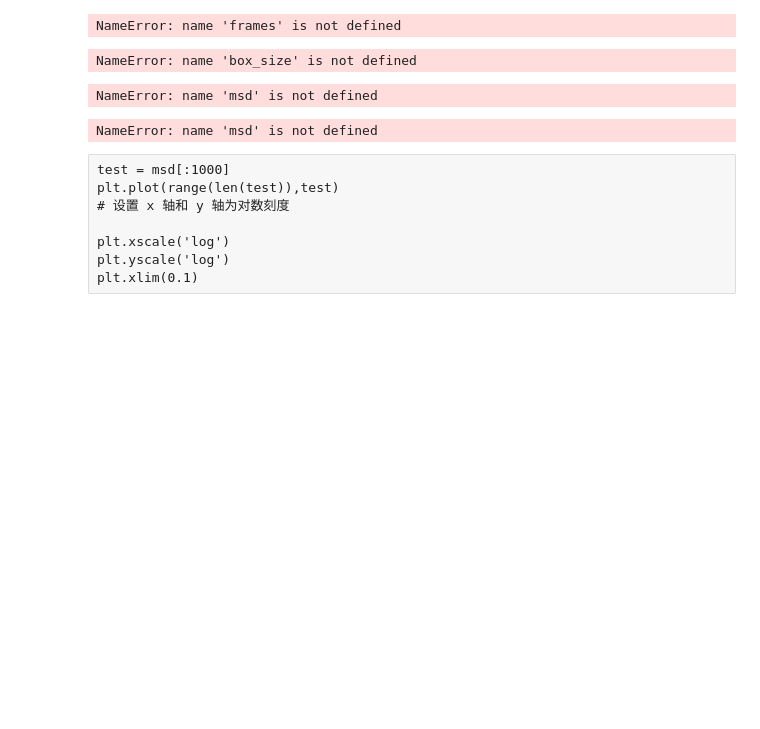
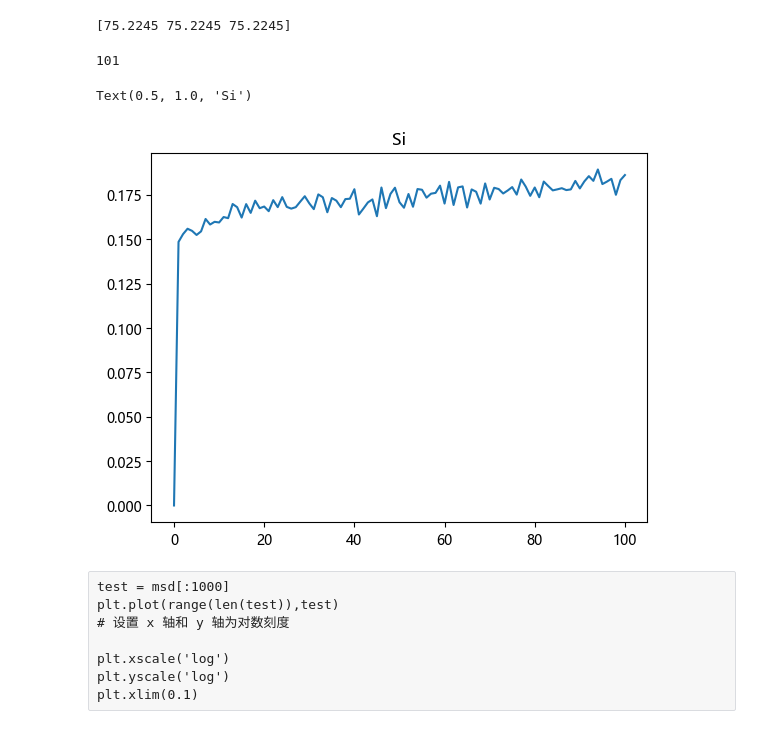
Before and after one commit to Yajiao-Zhang/WorkCode, a Jupyter notebook: 4_cry_ana_code/扩散系数_LAS文章数据.ipynb, the cells around one changed output. Cells and saved outputs as stored; diff of their text form; code cells hidden in the pictures; blank space fills up the shorter version.

```diff
--- a/4_cry_ana_code/扩散系数_LAS文章数据.ipynb
+++ b/4_cry_ana_code/扩散系数_LAS文章数据.ipynb
@@ -7,7 +7,7 @@ plt.rcParams['font.family'] = 'sans-serif'
 plt.rcParams['font.sans-serif'] = ['Microsoft YaHei']  # 或者 'SimHei'
 plt.rcParams['axes.unicode_minus'] = False  # 正常显示负号
 # %%
-file_path = r"D:\MD_file\Corning\laso4\MSD\48thick\10msd_out_out.xyz"
+file_path = r"D:\MD_file\date\0221-ptr-msd\10k-out_msd_out.xyz"
 # %%
 def read_xyz_frames(file_path):
     frames = []
@@ -62,8 +64,10 @@ FileNotFoundError: [Errno 2] No such file or directory: 'D:\\MD_file\\Corning\\l
 # %%
 box_size = np.array([max_x, max_y, max_z])  # 根据您的模拟设置
 print(box_size)
+# %% [output]
+[75.2245 75.2245 75.2245]
 # %%
-ana_element = ['Al']
+ana_element = ['Si']
 # %%
 # 筛选元素
 position_list = []
@@ -75,8 +79,6 @@ for i_frams in range(len(frames)):
             temp_list.append([j_atom['x'],j_atom['y'],j_atom['z']])
     position_list.append(temp_list)
 position_list = np.array(position_list)
-# %% [output]
-NameError: name 'frames' is not defined
 # %%
 import numpy as np
 
@@ -100,18 +102,18 @@ def calculate_msd(positions, L):
 
 # 主程序
 msd = calculate_msd(position_list, box_size)
-# %% [output]
-NameError: name 'box_size' is not defined
 # %%
 len(msd)
 # %% [output]
-NameError: name 'msd' is not defined
+101
 # %%
 test = msd[:]
 
 plt.plot(range(len(test)),test)
+plt.title(ana_element[0])
 # %% [output]
-NameError: name 'msd' is not defined
+Text(0.5, 1.0, 'Si')
+[figure, added]
 # %% [raw]
 test = msd[:1000]
 plt.plot(range(len(test)),test)
```
Also changed, not shown: parts of 3 cells of this notebook, 11 other files.
